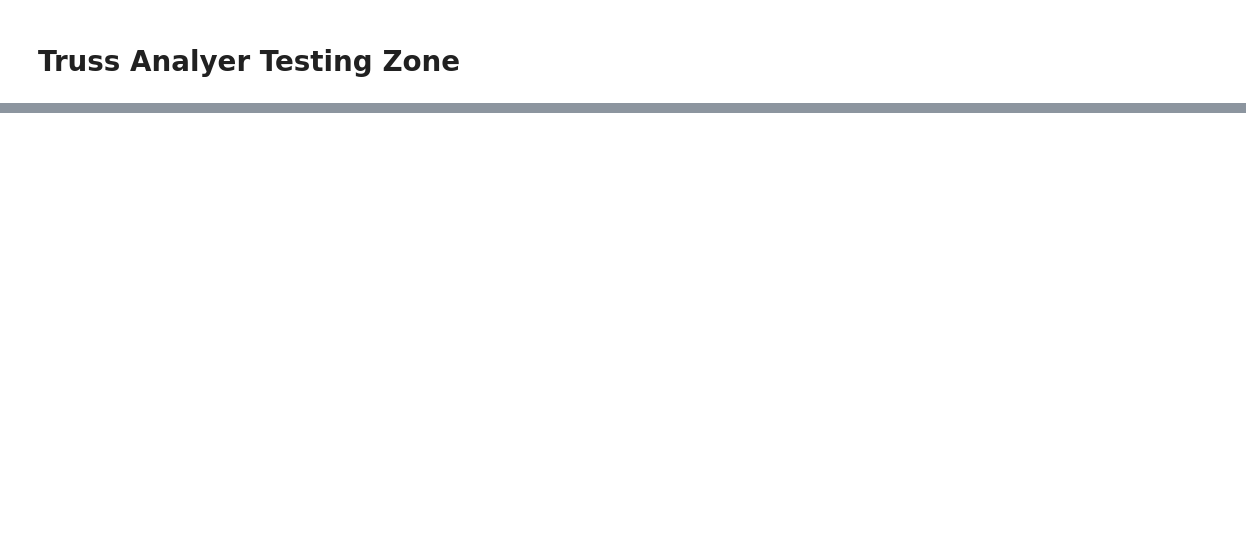
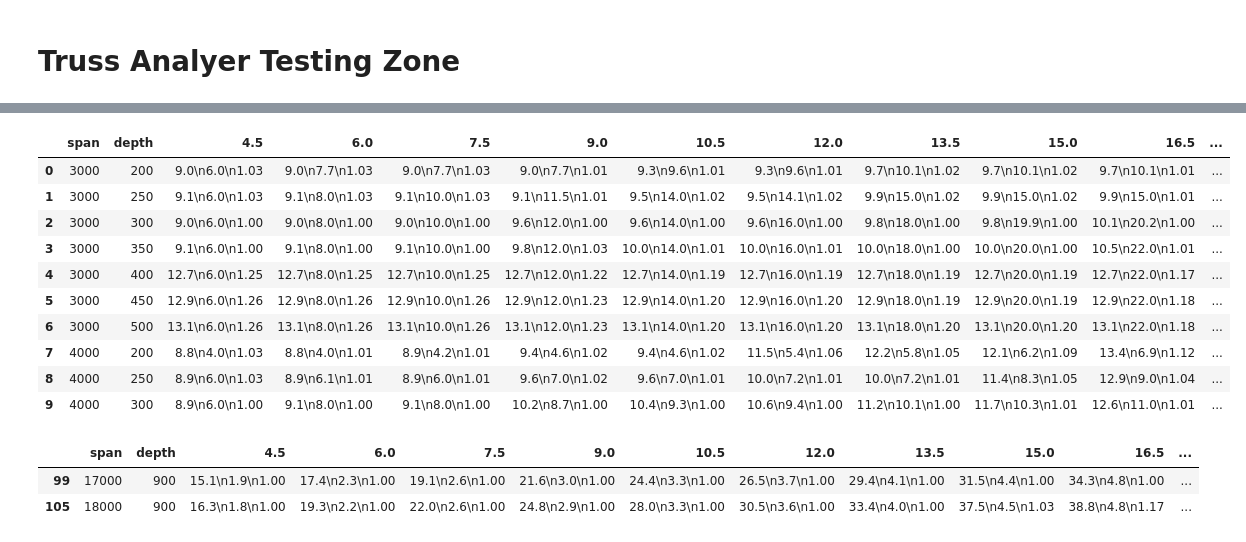
Before and after one commit to flit-float-fly/truss_analyzer_PFSE, a Jupyter notebook: truss_analyzer_tester.ipynb, the cells around one changed output, grey strips where cells are left out. Drawn from its saved outputs; the diff is of its cells as text; code cells hidden in the pictures; blank space fills up the shorter version.

```diff
--- a/truss_analyzer_tester.ipynb
+++ b/truss_analyzer_tester.ipynb
@@ -92,0 +114,14 @@ dtype('O')
+# %%
+# Start working with the saved dataframes
+canam_df = pd.read_json("canam_df.json")
+omega_df = pd.read_json("omega_df.json")
+vulcraft_df = pd.read_json("vulcraft_df.json")
+canam_df.name = "canam"
+omega_df.name = "omega"
+vulcraft_df.name = "vulcraft"
+
+OWSJ_dfs = [canam_df, omega_df, vulcraft_df]
+
+span = 17565
+depth = 933
+f_load = 8
@@ -92,0 +194,14 @@ dtype('O')
+# %%
+canam_df.head(10)
+# %% [output]
+|  | span | depth | 4.5 | 6.0 | 7.5 | 9.0 | 10.5 | 12.0 | 13.5 | 15.0 | 16.5 | ... |
+| 0 | 3000 | 200 | 9.0\n6.0\n1.03 | 9.0\n7.7\n1.03 | 9.0\n7.7\n1.03 | 9.0\n7.7\n1.01 | 9.3\n9.6\n1.01 | 9.3\n9.6\n1.01 | 9.7\n10.1\n1.02 | 9.7\n10.1\n1.02 | 9.7\n10.1\n1.01 | ... |
+| 1 | 3000 | 250 | 9.1\n6.0\n1.03 | 9.1\n8.0\n1.03 | 9.1\n10.0\n1.03 | 9.1\n11.5\n1.01 | 9.5\n14.0\n1.02 | 9.5\n14.1\n1.02 | 9.9\n15.0\n1.02 | 9.9\n15.0\n1.02 | 9.9\n15.0\n1.01 | ... |
+| 2 | 3000 | 300 | 9.0\n6.0\n1.00 | 9.0\n8.0\n1.00 | 9.0\n10.0\n1.00 | 9.6\n12.0\n1.00 | 9.6\n14.0\n1.00 | 9.6\n16.0\n1.00 | 9.8\n18.0\n1.00 | 9.8\n19.9\n1.00 | 10.1\n20.2\n1.00 | ... |
+| 3 | 3000 | 350 | 9.1\n6.0\n1.00 | 9.1\n8.0\n1.00 | 9.1\n10.0\n1.00 | 9.8\n12.0\n1.03 | 10.0\n14.0\n1.01 | 10.0\n16.0\n1.01 | 10.0\n18.0\n1.00 | 10.0\n20.0\n1.00 | 10.5\n22.0\n1.01 | ... |
+| 4 | 3000 | 400 | 12.7\n6.0\n1.25 | 12.7\n8.0\n1.25 | 12.7\n10.0\n1.25 | 12.7\n12.0\n1.22 | 12.7\n14.0\n1.19 | 12.7\n16.0\n1.19 | 12.7\n18.0\n1.19 | 12.7\n20.0\n1.19 | 12.7\n22.0\n1.17 | ... |
+| 5 | 3000 | 450 | 12.9\n6.0\n1.26 | 12.9\n8.0\n1.26 | 12.9\n10.0\n1.26 | 12.9\n12.0\n1.23 | 12.9\n14.0\n1.20 | 12.9\n16.0\n1.20 | 12.9\n18.0\n1.19 | 12.9\n20.0\n1.19 | 12.9\n22.0\n1.18 | ... |
+| 6 | 3000 | 500 | 13.1\n6.0\n1.26 | 13.1\n8.0\n1.26 | 13.1\n10.0\n1.26 | 13.1\n12.0\n1.23 | 13.1\n14.0\n1.20 | 13.1\n16.0\n1.20 | 13.1\n18.0\n1.20 | 13.1\n20.0\n1.20 | 13.1\n22.0\n1.18 | ... |
+| 7 | 4000 | 200 | 8.8\n4.0\n1.03 | 8.8\n4.0\n1.01 | 8.9\n4.2\n1.01 | 9.4\n4.6\n1.02 | 9.4\n4.6\n1.02 | 11.5\n5.4\n1.06 | 12.2\n5.8\n1.05 | 12.1\n6.2\n1.09 | 13.4\n6.9\n1.12 | ... |
+| 8 | 4000 | 250 | 8.9\n6.0\n1.03 | 8.9\n6.1\n1.01 | 8.9\n6.0\n1.01 | 9.6\n7.0\n1.02 | 9.6\n7.0\n1.01 | 10.0\n7.2\n1.01 | 10.0\n7.2\n1.01 | 11.4\n8.3\n1.05 | 12.9\n9.0\n1.04 | ... |
+| 9 | 4000 | 300 | 8.9\n6.0\n1.00 | 9.1\n8.0\n1.00 | 9.1\n8.0\n1.00 | 10.2\n8.7\n1.00 | 10.4\n9.3\n1.00 | 10.6\n9.4\n1.00 | 11.2\n10.1\n1.00 | 11.7\n10.3\n1.01 | 12.6\n11.0\n1.01 | ... |
@@ -92,0 +212,6 @@ dtype('O')
+# %%
+canam_df.loc[span_mask & depth_mask]
+# %% [output]
+|  | span | depth | 4.5 | 6.0 | 7.5 | 9.0 | 10.5 | 12.0 | 13.5 | 15.0 | 16.5 | ... |
+| 99 | 17000 | 900 | 15.1\n1.9\n1.00 | 17.4\n2.3\n1.00 | 19.1\n2.6\n1.00 | 21.6\n3.0\n1.00 | 24.4\n3.3\n1.00 | 26.5\n3.7\n1.00 | 29.4\n4.1\n1.00 | 31.5\n4.4\n1.00 | 34.3\n4.8\n1.00 | ... |
+| 105 | 18000 | 900 | 16.3\n1.8\n1.00 | 19.3\n2.2\n1.00 | 22.0\n2.6\n1.00 | 24.8\n2.9\n1.00 | 28.0\n3.3\n1.00 | 30.5\n3.6\n1.00 | 33.4\n4.0\n1.00 | 37.5\n4.5\n1.03 | 38.8\n4.8\n1.17 | ... |
```
Also changed, not shown: parts of 13 cells of this notebook.
